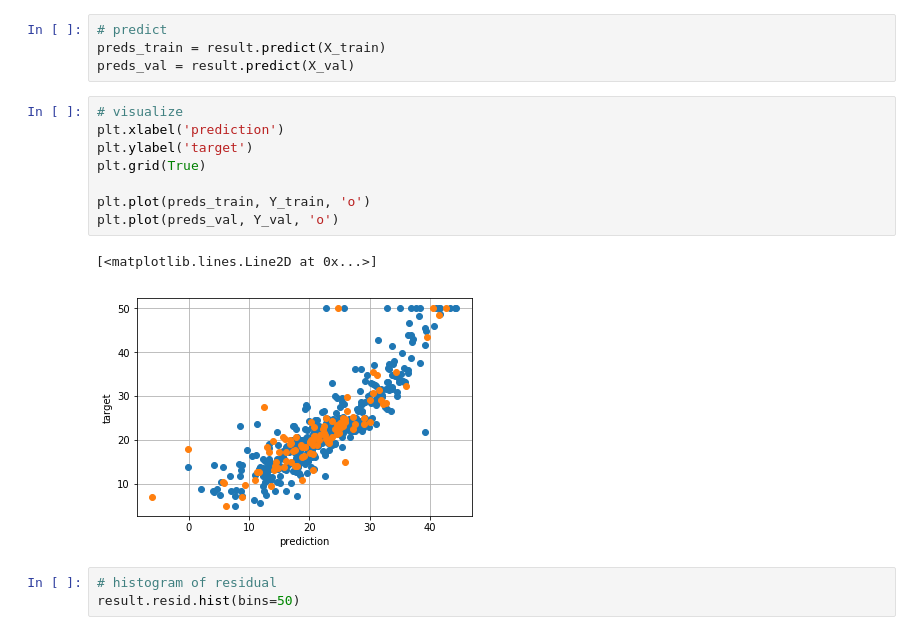
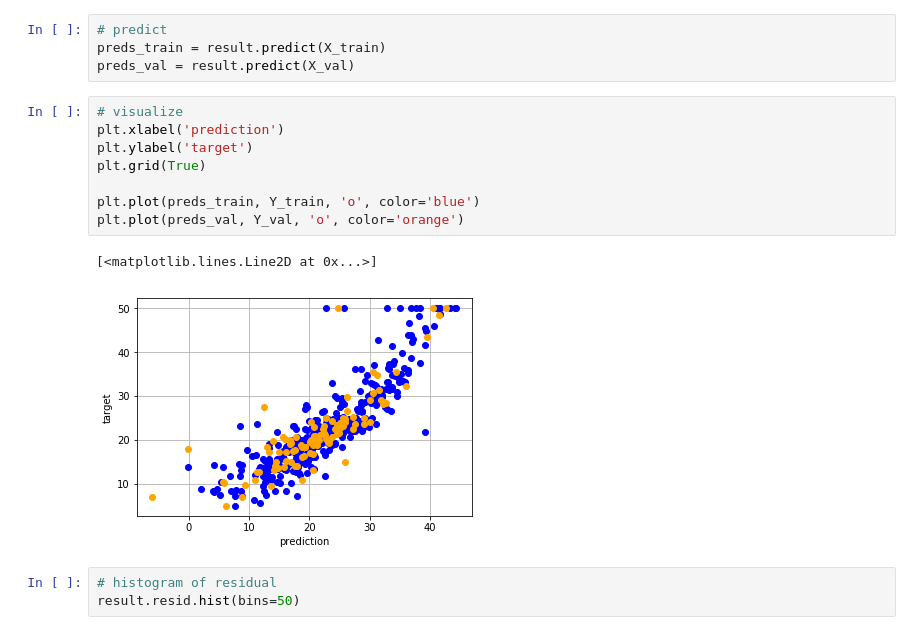
Before and after one commit to hiram64/statsmodels_example, a Jupyter notebook: linear_regression_example.ipynb, the cells around one changed output. Drawn from its saved outputs; the diff is of its cells as text.

Commit message:
change scatter plot color

```diff
--- a/linear_regression_example.ipynb
+++ b/linear_regression_example.ipynb
@@ -139,14 +139,14 @@ preds_val = result.predict(X_val)
 # %%
 # visualize
 plt.xlabel('prediction')
 plt.ylabel('target')
 plt.grid(True)
 
-plt.plot(preds_train, Y_train, 'o')
-plt.plot(preds_val, Y_val, 'o')
+plt.plot(preds_train, Y_train, 'o', color='blue')
+plt.plot(preds_val, Y_val, 'o', color='orange')
 # %% [output]
 [<matplotlib.lines.Line2D at 0x...>]
-[figure, old version]
+[figure, new version]
 # %%
 # histogram of residual
 result.resid.hist(bins=50)
```
Also changed, not shown: parts of 1 cell of this notebook.
